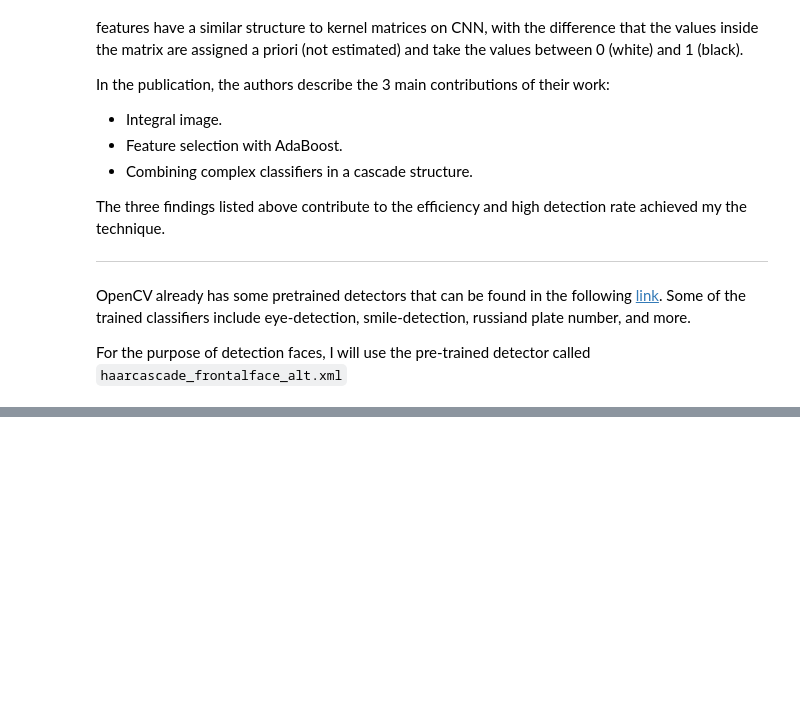
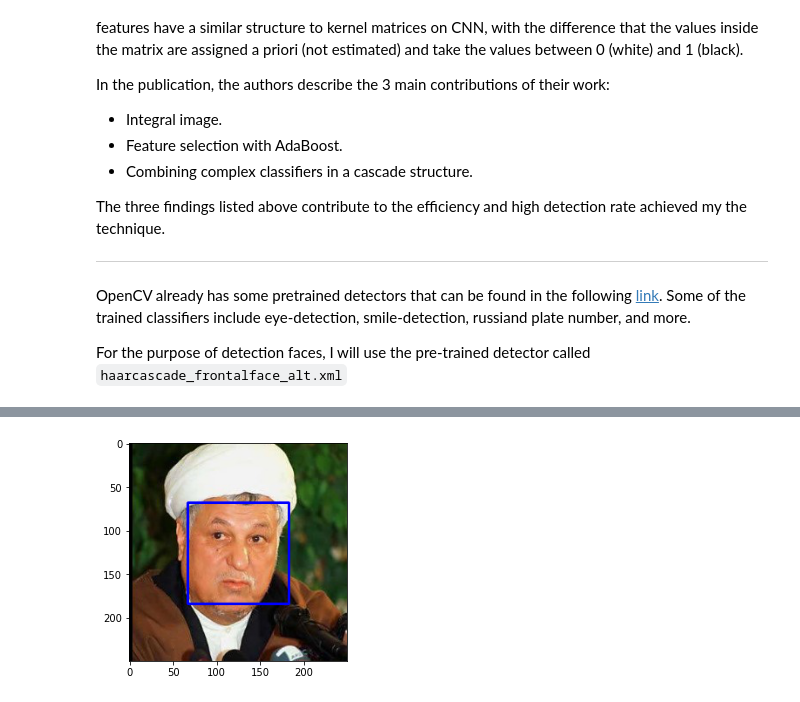
Before and after one commit to josecruzado21/cnn-dog-breed-classifier, a Jupyter notebook: dog-breed-classifier.ipynb, the cells around one changed output, grey strips where cells are left out. Saved outputs shown, nothing was run; the diff lists cells and outputs as text; code cells hidden in the pictures; blank space fills up the shorter version.

```diff
--- a/dog-breed-classifier.ipynb
+++ b/dog-breed-classifier.ipynb
@@ -55,0 +103,8 @@ cv2.imread(people_images[0])
+# %%
+#Image in original colors (RGB)
+cv_rgb = cv2.cvtColor(image, cv2.COLOR_BGR2RGB)
+
+plt.imshow(cv_rgb)
+plt.show()
+# %% [output]
+[figure, added]
```
Also changed, not shown: parts of 8 cells of this notebook.
